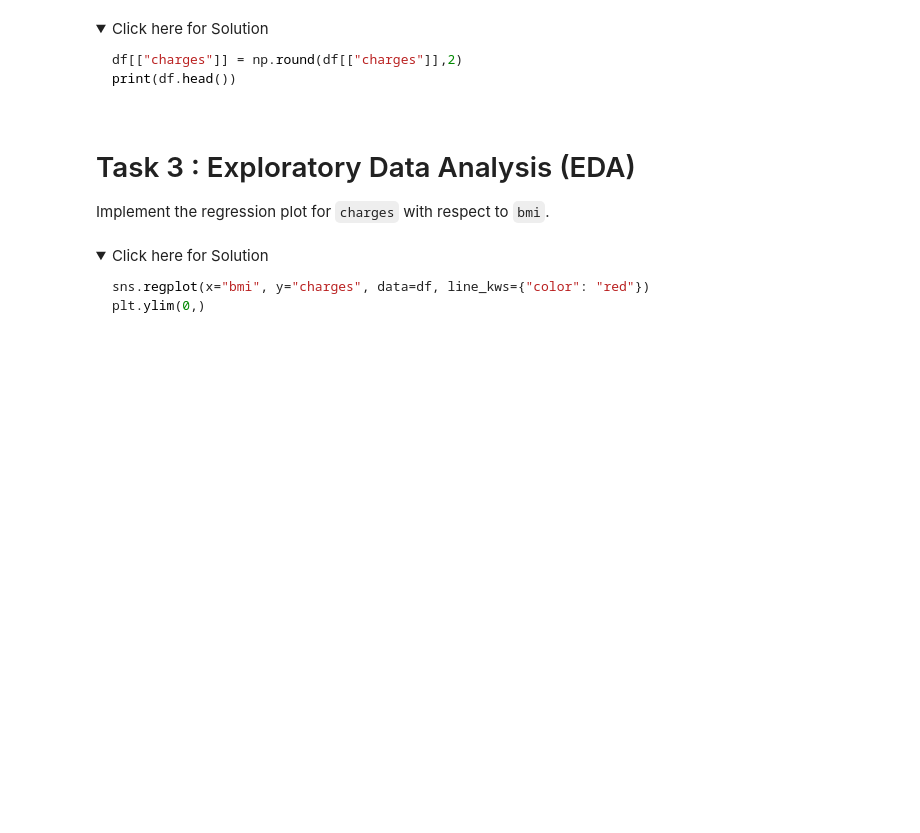
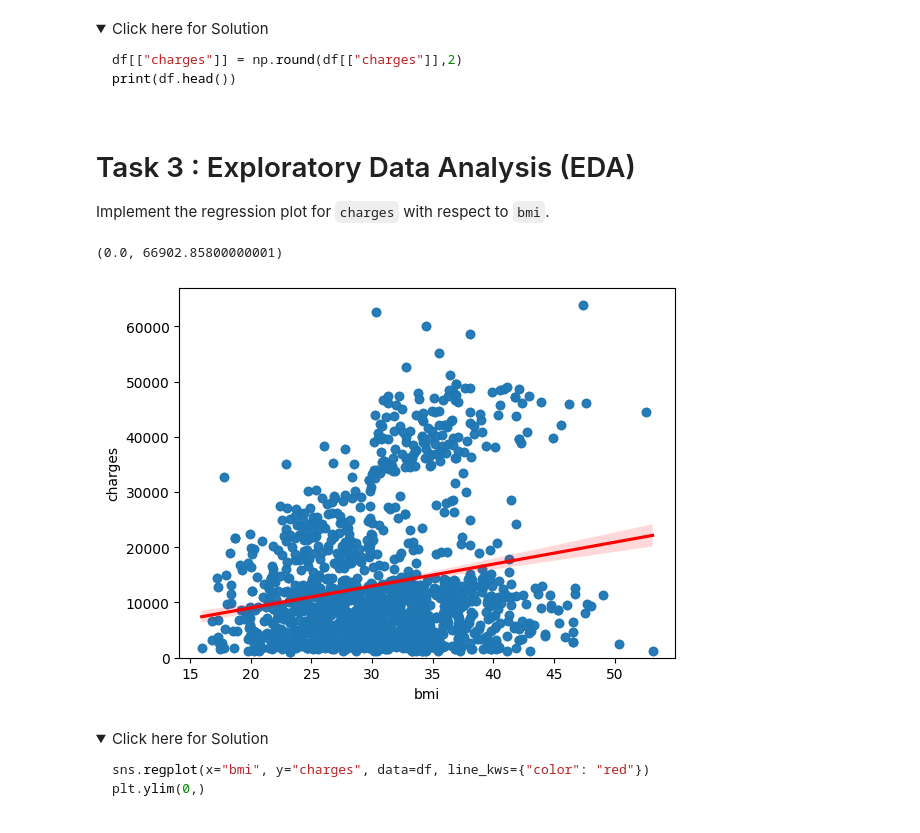
Before and after one commit to DonPedroDado/VSCode, a Jupyter notebook: Coursera IBM/data analysis course/practice_project-20230929-1695945600.ipynb, the cells around one changed output. Saved outputs shown, nothing was run; the diff lists cells and outputs as text; code cells hidden in the pictures; folded sections open; blank space fills up the shorter version.

```diff
--- a/Coursera IBM/data analysis course/practice_project-20230929-1695945600.ipynb
+++ b/Coursera IBM/data analysis course/practice_project-20230929-1695945600.ipynb
@@ -97,3 +112,16 @@ print(df.head(10))
 </details>
 # %% [markdown]
 Add the headers to the dataframe, as mentioned in the project scenario.
+# %%
+headers=[
+    "age",
+    "gender",
+    "bmi",
+    "no_of_children",
+    "smoker",
+    "region",
+    "charges"
+]
+
+df.columns=headers
+df.head(5)
@@ -109,6 +144,8 @@ df.columns = headers
 </details>
 # %% [markdown]
 Now, replace the '?' entries with 'NaN' values.
+# %%
+df.replace("?", np.nan, inplace=True)
 # %% [markdown]
 <details>
     <summary>Click here for Solution</summary>
@@ -138,3 +192,13 @@ Handle missing data:
 - For categorical attributes (e.g., smoker), replace missing values with the most frequent value.
 - Update the data types of the respective columns.
 - Verify the update using `df.info()`.
+# %%
+smokr = df['smoker'].value_counts().idxmax()
+df["smoker"].replace(np.nan, smokr, inplace=True)
+
+age = df['age'].astype('float').mean(axis=0)
+df["age"].replace(np.nan, age, inplace=True)
+
+df[["age","smoker"]] = df[["age","smoker"]].astype("int")
+
+df.info()
@@ -160,3 +251,6 @@ print(df.info())
 </details>
 # %% [markdown]
 Also note, that the `charges` column has values which are more than 2 decimal places long. Update the `charges` column such that all values are rounded to nearest 2 decimal places. Verify conversion by printing the first 5 values of the updated dataframe.
+# %%
+df[["charges"]]=np.round(df[["charges"]], 2)
+df.head()
@@ -173,6 +274,12 @@ print(df.head())
 # Task 3 : Exploratory Data Analysis (EDA)
 
 Implement the regression plot for `charges` with respect to `bmi`.
+# %%
+sns.regplot(x="bmi",y="charges", data=df, line_kws={"color": "red"})
+plt.ylim(0)
+# %% [output]
+(0.0, 66902.85800000001)
+[figure, added]
 # %% [markdown]
 <details>
     <summary>Click here for Solution</summary>
```
Also changed, not shown: parts of 12 cells of this notebook.
